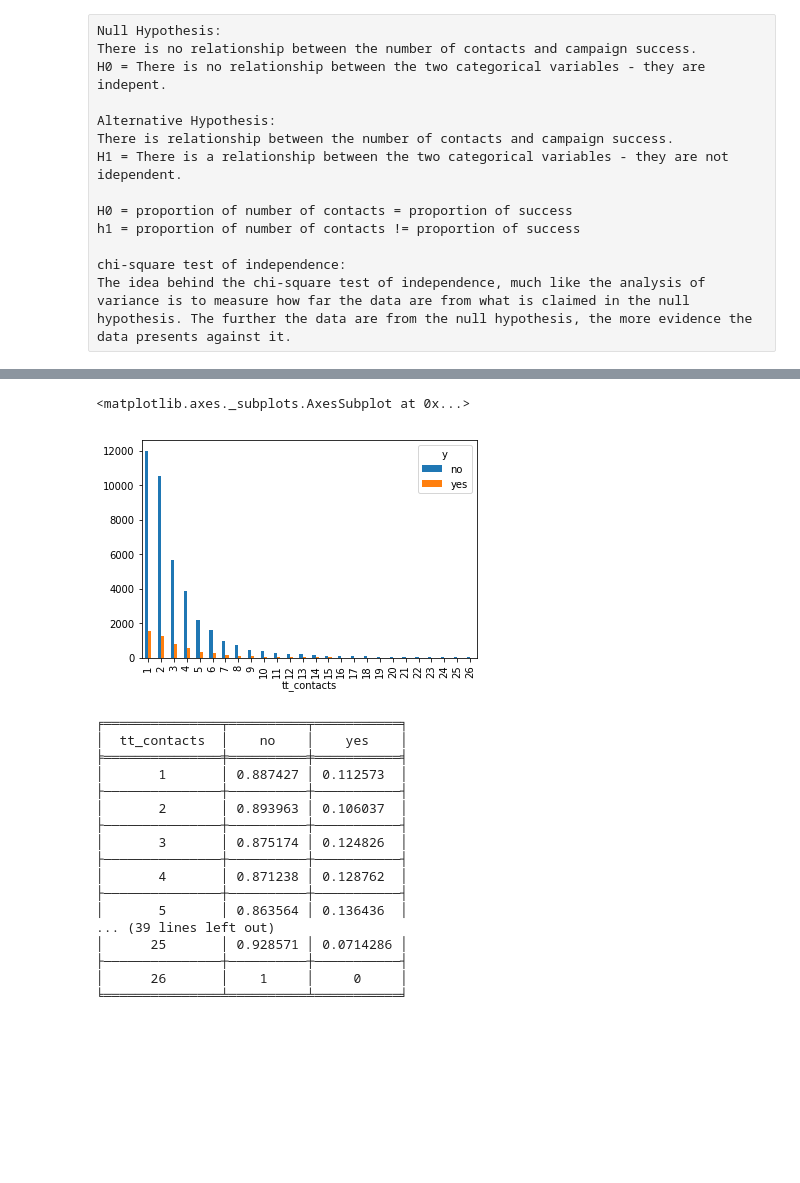
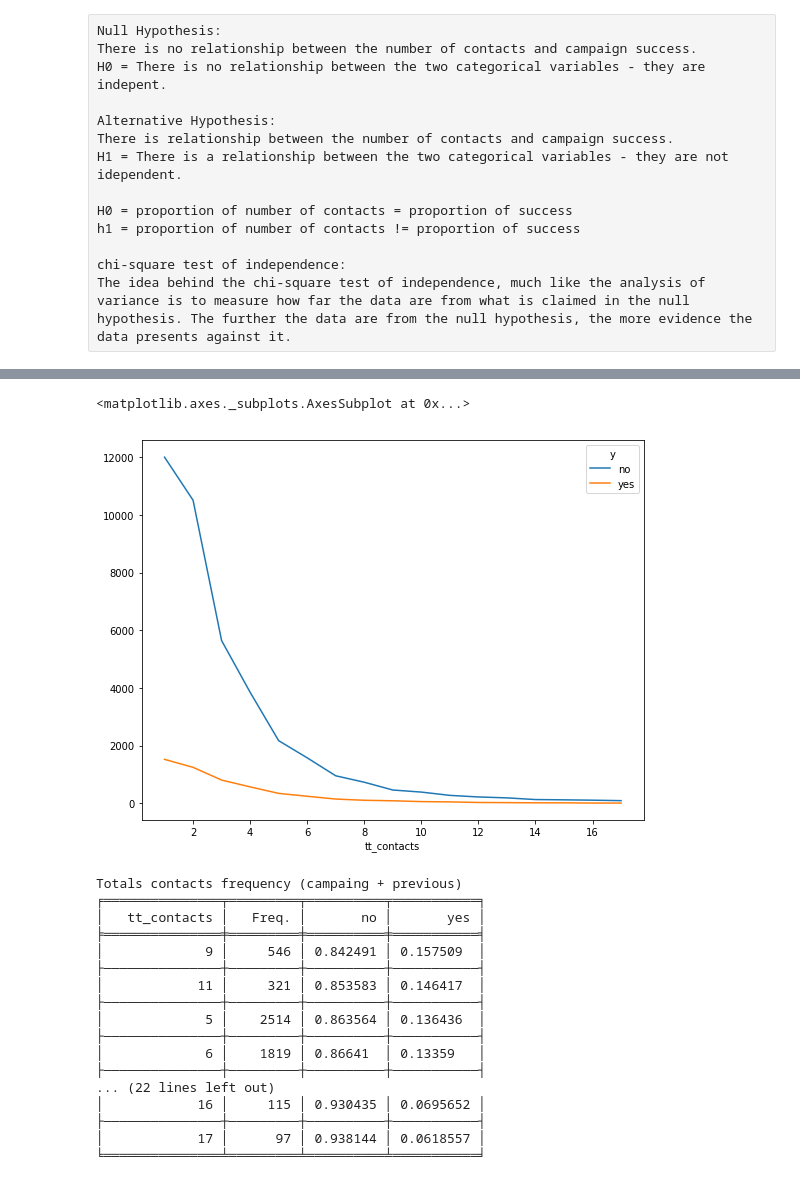
Before and after one commit to Sidon/dmcpbi, a Jupyter notebook: success.ipynb, the cells around one changed output, grey strips where cells are left out. Cells and saved outputs as stored; diff of their text form; code cells hidden in the pictures; blank space fills up the shorter version.

```diff
--- a/success.ipynb
+++ b/success.ipynb
@@ -40,7 +37,7 @@ data.insert(loc=2, column='tt_contacts', value=tt_contacts)
 data1 = data.copy()
 # %%
 # Remove outliers
-q = data1['tt_contacts'].quantile(0.997)
+q = data1['tt_contacts'].quantile(0.99)
 data1 = data1[data1['tt_contacts']<q]
 # %%
 data1
@@ -80,4 +58,4 @@ plt1.show()
 # %%
 # contingency table of observed counts
-ct1 = pd.crosstab(data1.y, data1.tt_contacts)
-ct2 = pd.crosstab(data1.tt_contacts, data1.y)
+ct_campaign = pd.crosstab(data1.y, data1.campaign)
+ct_total = pd.crosstab(data1.y, data1.tt_contacts)
@@ -89,5 +61,0 @@ ct1.plot.bar()
-# %%
-ct2.plot.bar()
-# %% [output]
-<matplotlib.axes._subplots.AxesSubplot at 0x...>
-[figure, removed]
@@ -99,0 +62,5 @@ colpct=ct1/colsum
+# %%
+ct_total.T.plot(figsize=(9, 7))
+# %% [output]
+<matplotlib.axes._subplots.AxesSubplot at 0x...>
+[figure, added]
@@ -100,22 +83,21 @@ colpct=ct1/colsum
 # %%
-colpct_t = colpct.T
-# colpct_t = colpct_t.sort_values()
-print(tabulate(colpct_t, tablefmt='fancy_grid', headers='keys', numalign="center"))
+print('Totals contacts frequency (campaing + previous)')
+print(tabulate(colpct_t, tablefmt='fancy_grid', headers='keys', numalign="decimal"))
 # %% [output]
-╒═══════════════╤══════════╤═══════════╕
-│  tt_contacts  │    no    │    yes    │
-╞═══════════════╪══════════╪═══════════╡
-│       1       │ 0.887427 │ 0.112573  │
-├───────────────┼──────────┼───────────┤
-│       2       │ 0.893963 │ 0.106037  │
-├───────────────┼──────────┼───────────┤
-│       3       │ 0.875174 │ 0.124826  │
-├───────────────┼──────────┼───────────┤
-│       4       │ 0.871238 │ 0.128762  │
-├───────────────┼──────────┼───────────┤
-│       5       │ 0.863564 │ 0.136436  │
-... (39 lines left out)
-│      25       │ 0.928571 │ 0.0714286 │
-├───────────────┼──────────┼───────────┤
-│      26       │    1     │     0     │
-╘═══════════════╧══════════╧═══════════╛
+Totals contacts frequency (campaing + previous)
+╒═══════════════╤═════════╤══════════╤═══════════╕
+│   tt_contacts │   Freq. │       no │       yes │
+╞═══════════════╪═════════╪══════════╪═══════════╡
+│             9 │     546 │ 0.842491 │ 0.157509  │
+├───────────────┼─────────┼──────────┼───────────┤
+│            11 │     321 │ 0.853583 │ 0.146417  │
+├───────────────┼─────────┼──────────┼───────────┤
+│             5 │    2514 │ 0.863564 │ 0.136436  │
+├───────────────┼─────────┼──────────┼───────────┤
+│             6 │    1819 │ 0.86641  │ 0.13359   │
+├───────────────┼─────────┼──────────┼───────────┤
+... (22 lines left out)
+│            16 │     115 │ 0.930435 │ 0.0695652 │
+├───────────────┼─────────┼──────────┼───────────┤
+│            17 │      97 │ 0.938144 │ 0.0618557 │
+╘═══════════════╧═════════╧══════════╧═══════════╛
```
Also changed, not shown: parts of 23 cells of this notebook.
